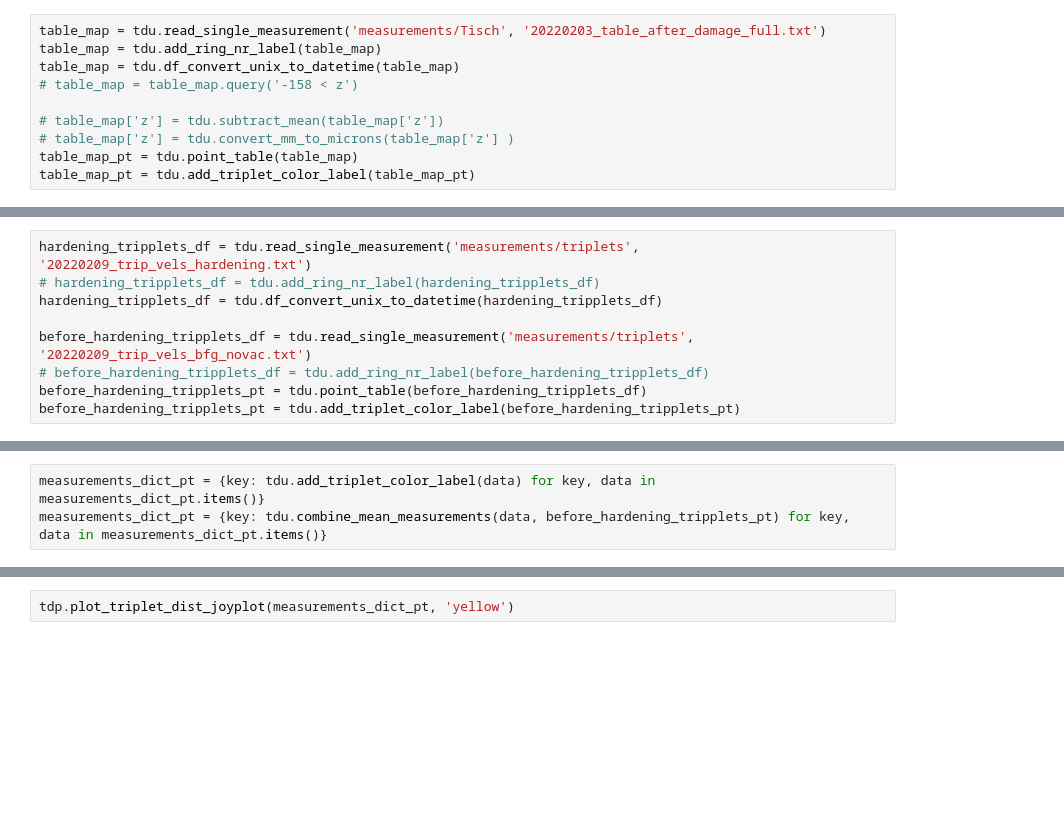
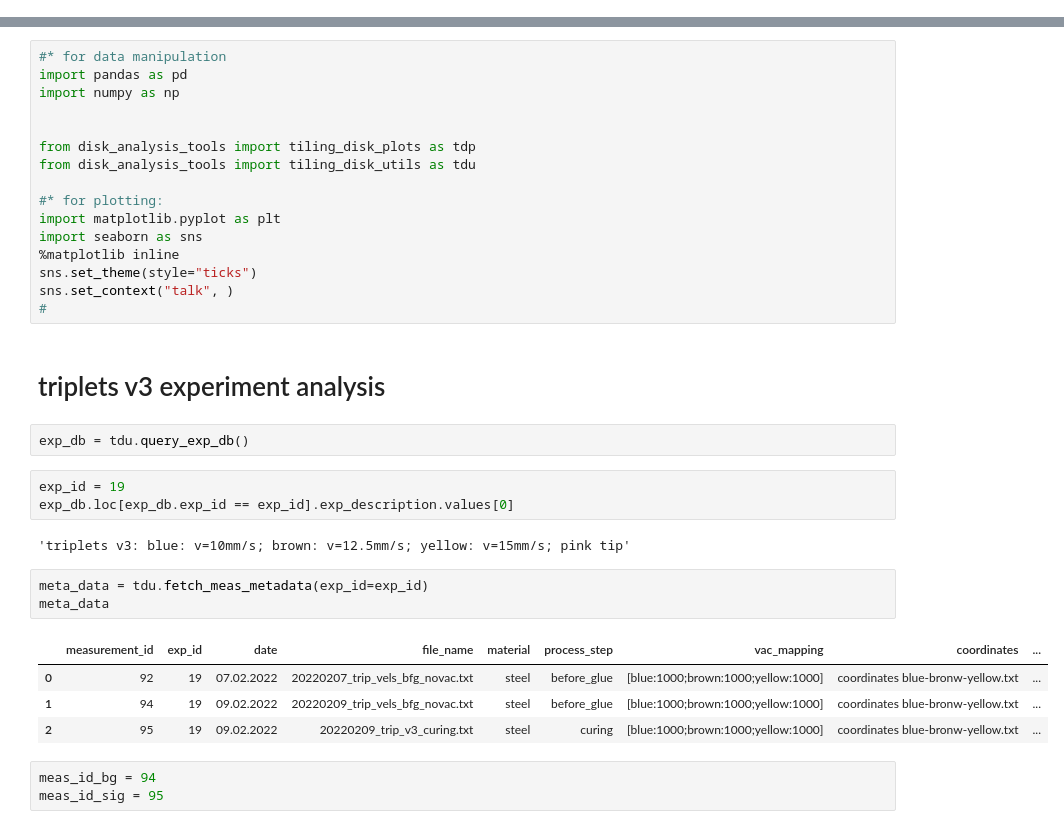
Before and after one commit to dbreitmoser/MADMAX_disk_analysis, a Jupyter notebook: analysis_notebooks/Tripplets_analysis_run3.ipynb, the cells around one changed output, grey strips where cells are left out. Saved outputs shown, nothing was run; the diff lists cells and outputs as text; blank space fills up the shorter version.

Commit message:
improved analysis code

```diff
--- a/analysis_notebooks/Tripplets_analysis_run3.ipynb
+++ b/analysis_notebooks/Tripplets_analysis_run3.ipynb
@@ -21,10 +0,0 @@ sns.set_context("talk")
-# %%
-table_map = tdu.read_single_measurement('measurements/Tisch', '20220203_table_after_damage_full.txt')
-table_map = tdu.add_ring_nr_label(table_map)
-table_map = tdu.df_convert_unix_to_datetime(table_map)
-# table_map = table_map.query('-158 < z')
-
-# table_map['z'] = tdu.subtract_mean(table_map['z'])
-# table_map['z'] = tdu.convert_mm_to_microns(table_map['z'] )
-table_map_pt = tdu.point_table(table_map)
-table_map_pt = tdu.add_triplet_color_label(table_map_pt)
@@ -40,9 +0,0 @@ ax.set_title('Table measurement')
-# %%
-hardening_tripplets_df = tdu.read_single_measurement('measurements/triplets', '20220209_trip_vels_hardening.txt')
-# hardening_tripplets_df = tdu.add_ring_nr_label(hardening_tripplets_df)
-hardening_tripplets_df = tdu.df_convert_unix_to_datetime(hardening_tripplets_df)
-
-before_hardening_tripplets_df = tdu.read_single_measurement('measurements/triplets', '20220209_trip_vels_bfg_novac.txt')
-# before_hardening_tripplets_df = tdu.add_ring_nr_label(before_hardening_tripplets_df)
-before_hardening_tripplets_pt = tdu.point_table(before_hardening_tripplets_df)
-before_hardening_tripplets_pt = tdu.add_triplet_color_label(before_hardening_tripplets_pt)
@@ -109,3 +0,0 @@ measurements_dict_pt['run_nr_1']
-# %%
-measurements_dict_pt = {key: tdu.add_triplet_color_label(data) for key, data in measurements_dict_pt.items()}
-measurements_dict_pt = {key: tdu.combine_mean_measurements(data, before_hardening_tripplets_pt) for key, data in measurements_dict_pt.items()}
@@ -144,2 +1,36 @@ tdp.plot_triplet_dist_joyplot(measurements_dict_pt, 'brown')
-# %%
-tdp.plot_triplet_dist_joyplot(measurements_dict_pt, 'yellow')
+# %%
+#* for data manipulation
+import pandas as pd
+import numpy as np
+
+
+from disk_analysis_tools import tiling_disk_plots as tdp
+from disk_analysis_tools import tiling_disk_utils as tdu
+
+#* for plotting:
+import matplotlib.pyplot as plt
+import seaborn as sns
+%matplotlib inline
+sns.set_theme(style="ticks")
+sns.set_context("talk", )
+#
+# %% [markdown]
+# triplets v3 experiment analysis
+# %%
+exp_db = tdu.query_exp_db()
+# %%
+exp_id = 19
+exp_db.loc[exp_db.exp_id == exp_id].exp_description.values[0]
+# %% [output]
+'triplets v3: blue: v=10mm/s; brown: v=12.5mm/s; yellow: v=15mm/s; pink tip'
+# %%
+meta_data = tdu.fetch_meas_metadata(exp_id=exp_id)
+meta_data
+# %% [output]
+|  | measurement_id | exp_id | date | file_name | material | process_step | vac_mapping | coordinates | ... |
+| 0 | 92 | 19 | 07.02.2022 | 20220207_trip_vels_bfg_novac.txt | steel | before_glue | [blue:1000;brown:1000;yellow:1000] | coordinates blue-bronw-yellow.txt | ... |
+| 1 | 94 | 19 | 09.02.2022 | 20220209_trip_vels_bfg_novac.txt | steel | before_glue | [blue:1000;brown:1000;yellow:1000] | coordinates blue-bronw-yellow.txt | ... |
+| 2 | 95 | 19 | 09.02.2022 | 20220209_trip_v3_curing.txt | steel | curing | [blue:1000;brown:1000;yellow:1000] | coordinates blue-bronw-yellow.txt | ... |
+# %%
+meas_id_bg = 94
+meas_id_sig = 95
```
Also changed, not shown: parts of 42 cells of this notebook, 1 other file.
